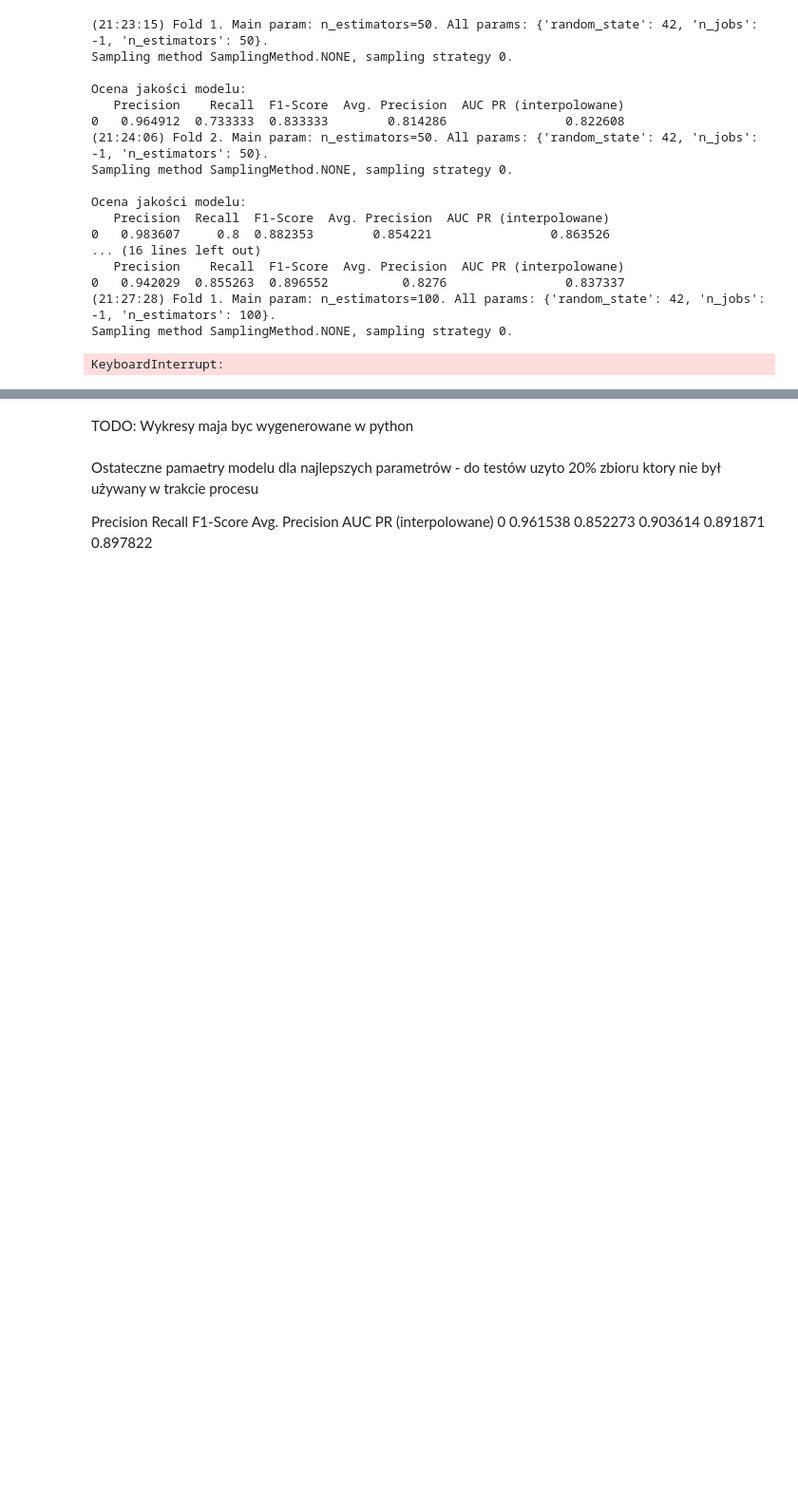
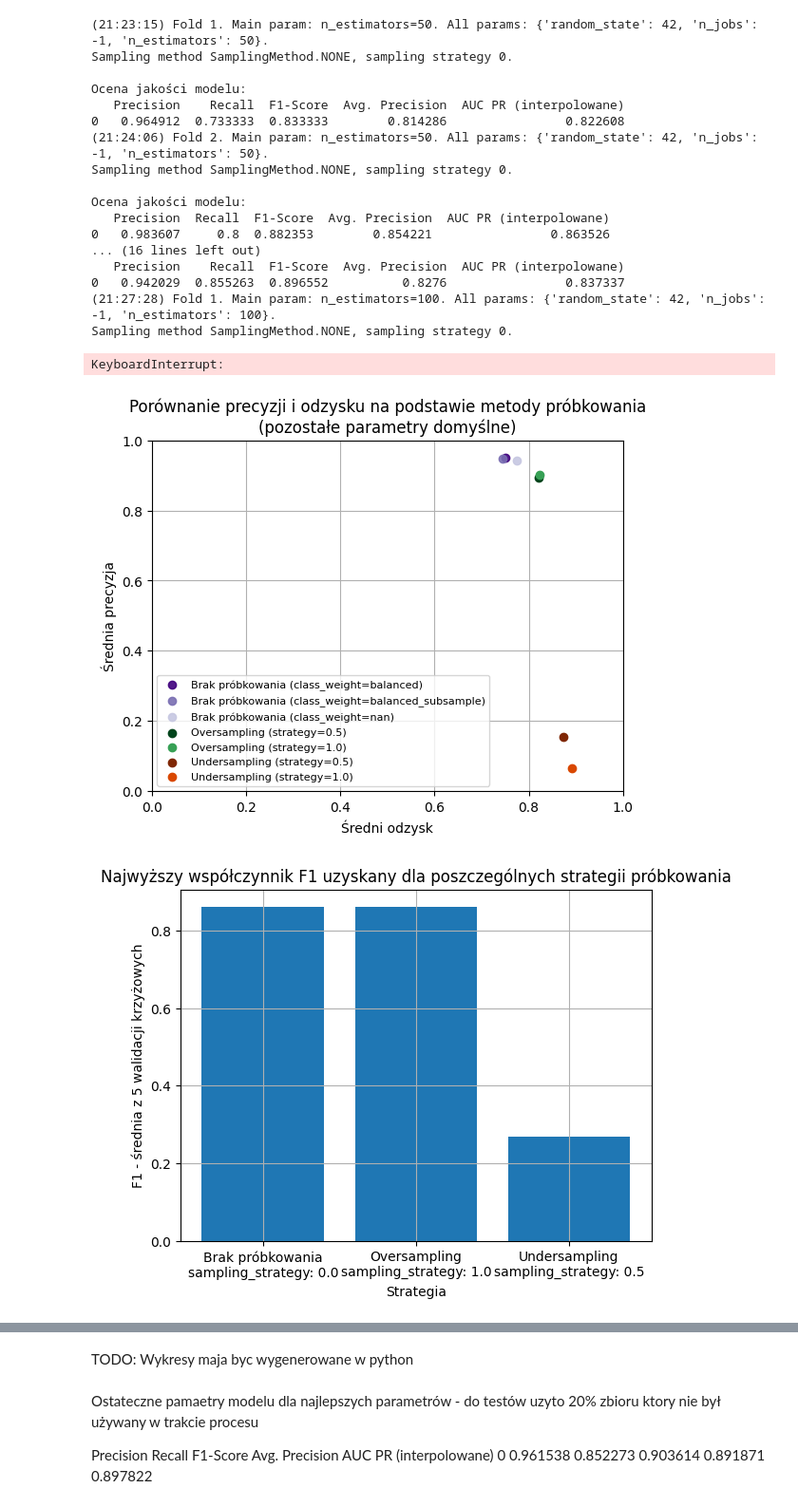
Before and after one commit to Sarnapa/Credit-Card-Fraud-Detection, a Jupyter notebook: Notebooks/CreditCardFraudDetection_AnomalyDetectionAnalysis.ipynb, the cells around one changed output, grey strips where cells are left out. Shown at 95% size. Saved outputs shown, nothing was run; the diff lists cells and outputs as text; code cells hidden in the pictures; blank space fills up the shorter version.

```diff
--- a/Notebooks/CreditCardFraudDetection_AnomalyDetectionAnalysis.ipynb
+++ b/Notebooks/CreditCardFraudDetection_AnomalyDetectionAnalysis.ipynb
@@ -673,14 +704,13 @@ def params_tune(params_to_test: List[ParameterToTest], sampling_methods_to_test:
                         model,
                         split.x_test,
                         split.y_test,
-                        draw_plot=False,
                         predict_positive_class_label=predict_positive_class_label
                     )
-                    precision_list.append(metrics_df[0])
-                    recall_list.append(metrics_df[1])
-                    f1_list.append(metrics_df[2])
-                    avg_precision_list.append(metrics_df[3])
-                    interpolated_auc_list.append(metrics_df[4])
+                    precision_list.append(metrics_df["precision"])
+                    recall_list.append(metrics_df["recall"])
+                    f1_list.append(metrics_df["f1"])
+                    avg_precision_list.append(metrics_df["avg_precision"])
+                    interpolated_auc_list.append(metrics_df["interpolated_auc"])
 
                 # Uśrednianie
                 all_results.append(
@@ -702,27 +732,3 @@ def params_tune(params_to_test: List[ParameterToTest], sampling_methods_to_test:
     results_df.to_csv(f"results-{model_name}.csv", sep='\t')
 
     return results_df
-
-
-def train_model(train_df: pd.DataFrame, test_df: pd.DataFrame, best_params, build_model_function, model_name,
-            sampling_method: SamplingMethod,
-            sampling_strategy: float = 1.0, seed=SEED):
-  x_train = train_df.drop(columns=["Class"])
-  y_train = train_df["Class"]
-
-  x_test = test_df.drop(columns=["Class"])
-  y_test = test_df["Class"]
-
-  sampler = get_sampler(sampling_method, sampling_strategy, seed)
-  if sampler:
-      x_train, y_train = sampler.fit_resample(x_train, y_train)
-
-  model = build_model_function(**best_params)
-  filename = type(model).__name__
-
-  model.fit(x_train, y_train)
-
-  joblib.dump(model, f"{filename}.joblib")
-
-
-  return model
@@ -996,7 +1101,7 @@ def draw_plots(results: pd.DataFrame):
 
 
 def draw_n_estimators_plot(results: pd.DataFrame):
-    overs = results[(results["sampling"] == "SamplingMethod.OVER") & (results["param"] == "n_estimators")]
+    overs = results[(results["sampling"] == "OVER") & (results["param"] == "n_estimators")]
 
     plt.figure()
 
@@ -1072,30 +1177,33 @@ def prepare_plots(df: pd.DataFrame):
         plot_param(df, param)
 
 
 def plot_param(results, param_name):
     subset = results[results["param"] == param_name].copy()
     sampling_methods = subset["sampling"].unique()
 
     # Map values to strings for categorical x-axis if needed
     subset["value_str"] = subset["value"].astype(str)
 
     # Build plot
     plt.figure(figsize=(6, 4))
     for sm in sampling_methods:
         sm_data = subset[subset["sampling"] == sm]
         x = sm_data["value_str"]
         y = sm_data["mean_avg_precision"]
         yerr = sm_data["std_avg_precision"]
         plt.errorbar(x, y, yerr=yerr, marker="o", label=sm, capsize=5)
 
     plt.title(f"{param_name} vs Average Precision")
     plt.xlabel(param_name)
     plt.ylabel("Mean AP")
     plt.grid(True, linestyle="--", alpha=0.6)
     plt.legend(title="Sampling")
     plt.tight_layout()
     plt.show()
 
 
 df = pd.read_csv("Results/results-random_forest.csv",sep="\t", index_col=0)
 draw_plots(df)
+# %% [output]
+[figure, added]
+[figure, added]
```
Also changed, not shown: parts of 71 cells of this notebook.
